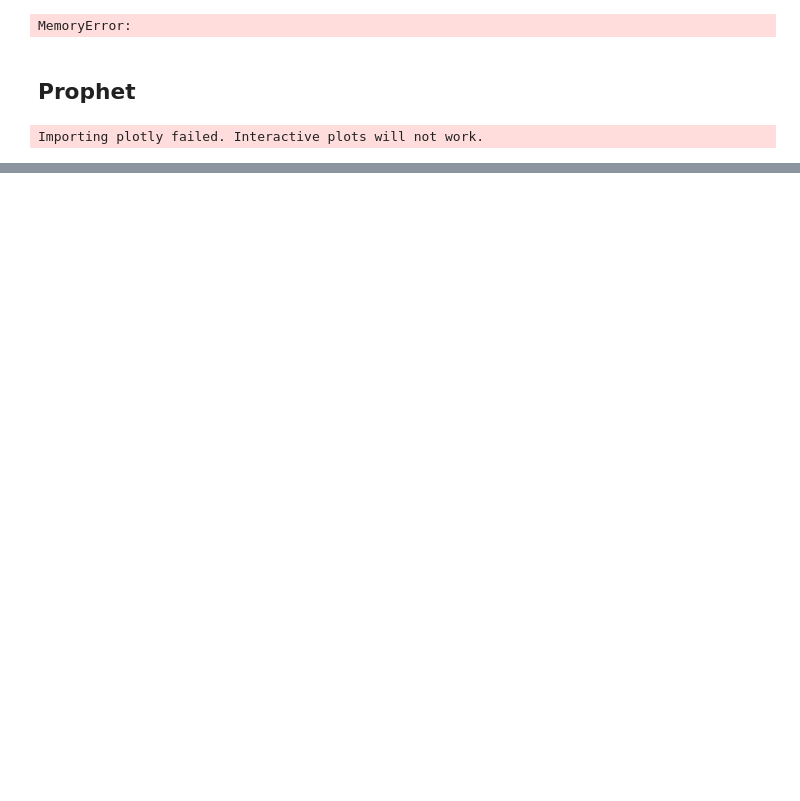
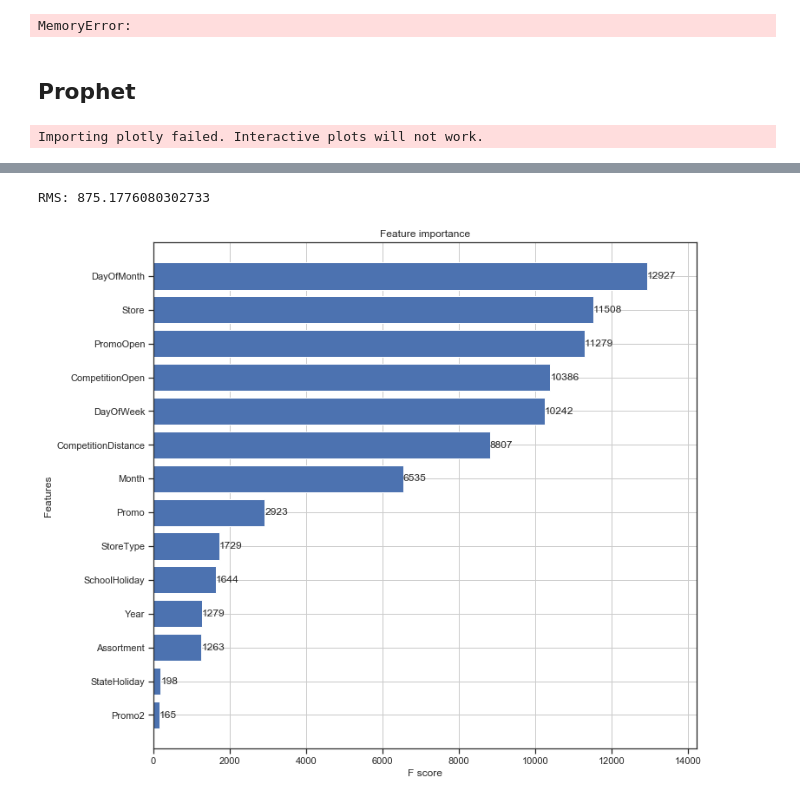
Before and after one commit to comsavvy/Rossman-Sales-Prediction, a Jupyter notebook: Rossman Sales Prediction.ipynb, the cells around one changed output, grey strips where cells are left out. Cells and saved outputs as stored; diff of their text form; code cells hidden in the pictures; blank space fills up the shorter version.

```diff
--- a/Rossman Sales Prediction.ipynb
+++ b/Rossman Sales Prediction.ipynb
@@ -699,7 +699,7 @@ train_store.Date = pd.to_datetime(train_store.Date)
 train_store['WeekOfYear'] = train_store.Date.dt.weekofyear
 # %%
 # Drop "Date"
-train_store.drop(["Date"], axis=1, inplace=True)
+#train_store.drop(["Date"], axis=1, inplace=True)
 # %%
 #merging to competion open to month and promo2 open to month
 train_store['CompetitionOpen'] = 12 * (train_store.Year - train_store.CompetitionOpenSinceYear) + (train_store.Month - train_store.CompetitionOpenSinceMonth)
@@ -908,0 +1055,23 @@ Importing plotly failed. Interactive plots will not work.
+# %%
+import xgboost as xgb
+
+param = {'max_depth':10, # maximum depth of a tree
+         "booster": "gbtree",   # use tree based models
+         'eta':1, # learning rate
+         'silent':1, # silent mode
+         'objective':'reg:linear', # for linear regression
+#          "seed": 10,   # Random number seed
+#          "subsample": 0.9,    # Subsample ratio of the training instances
+        }
+
+num_round = 100 #how many boosting rounds
+
+dtrain = xgb.DMatrix(X_train, y_train)
+dtest = xgb.DMatrix(X_train_test, y_train_test)
+watchlist = [(dtrain, 'train'), (dtest, 'eval')]
+
+xgboost = xgb.train(param, dtrain, num_round, evals=watchlist, \
+  early_stopping_rounds= 100, feval=rmspe_xg, verbose_eval=True)
+
+# make prediction
+preds = xgboost.predict(dtest)
@@ -908,0 +1103,14 @@ Importing plotly failed. Interactive plots will not work.
+# %%
+from sklearn.metrics import mean_squared_error
+from math import sqrt
+rms_xgboost = sqrt(mean_squared_error(y_train_test, preds))
+print("RMS:", rms_xgboost)
+# %% [output]
+RMS: 875.1776080302733
+# %%
+# Lets see the feature importance
+fig, ax = plt.subplots(figsize=(10,10))
+xgb.plot_importance(xgboost, max_num_features=50, height=0.8, ax=ax)
+plt.show()
+# %% [output]
+[figure, added]
```
Also changed, not shown: parts of 27 cells of this notebook, 2 other files.
